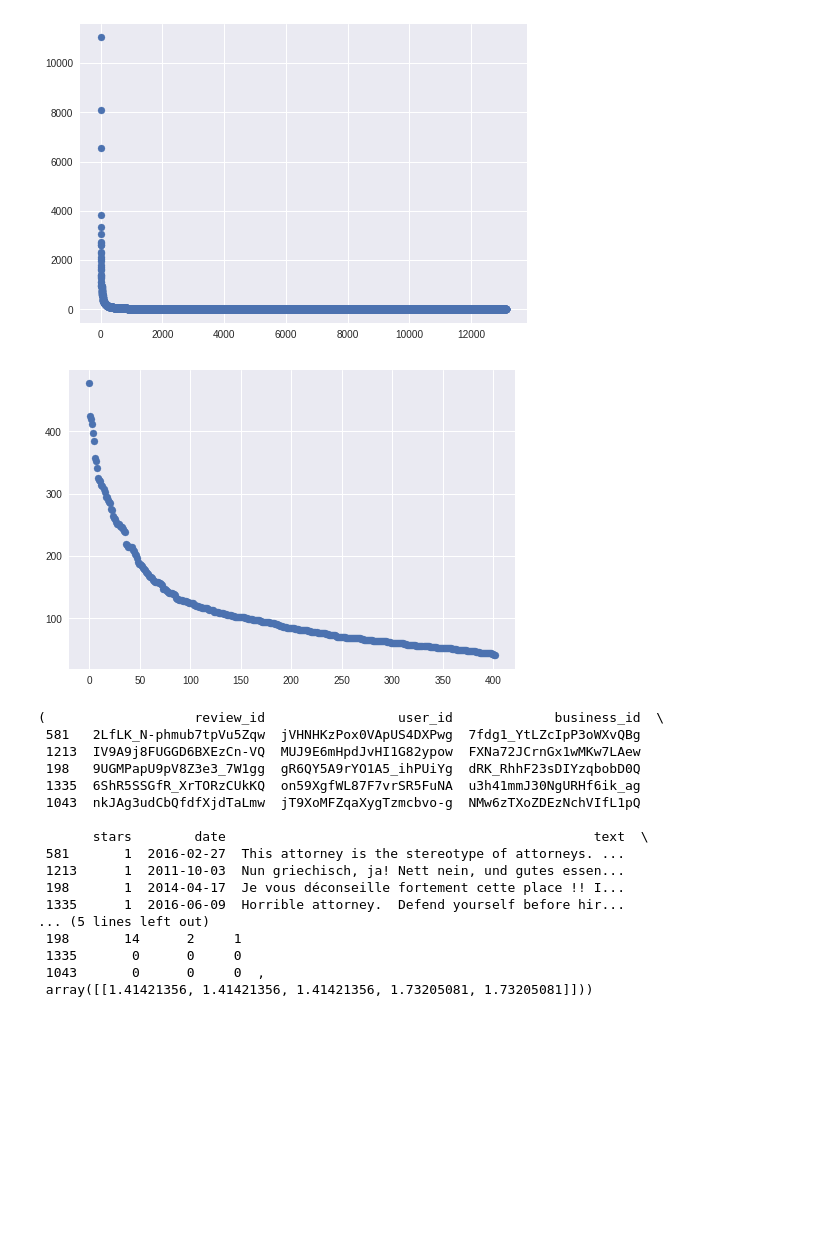
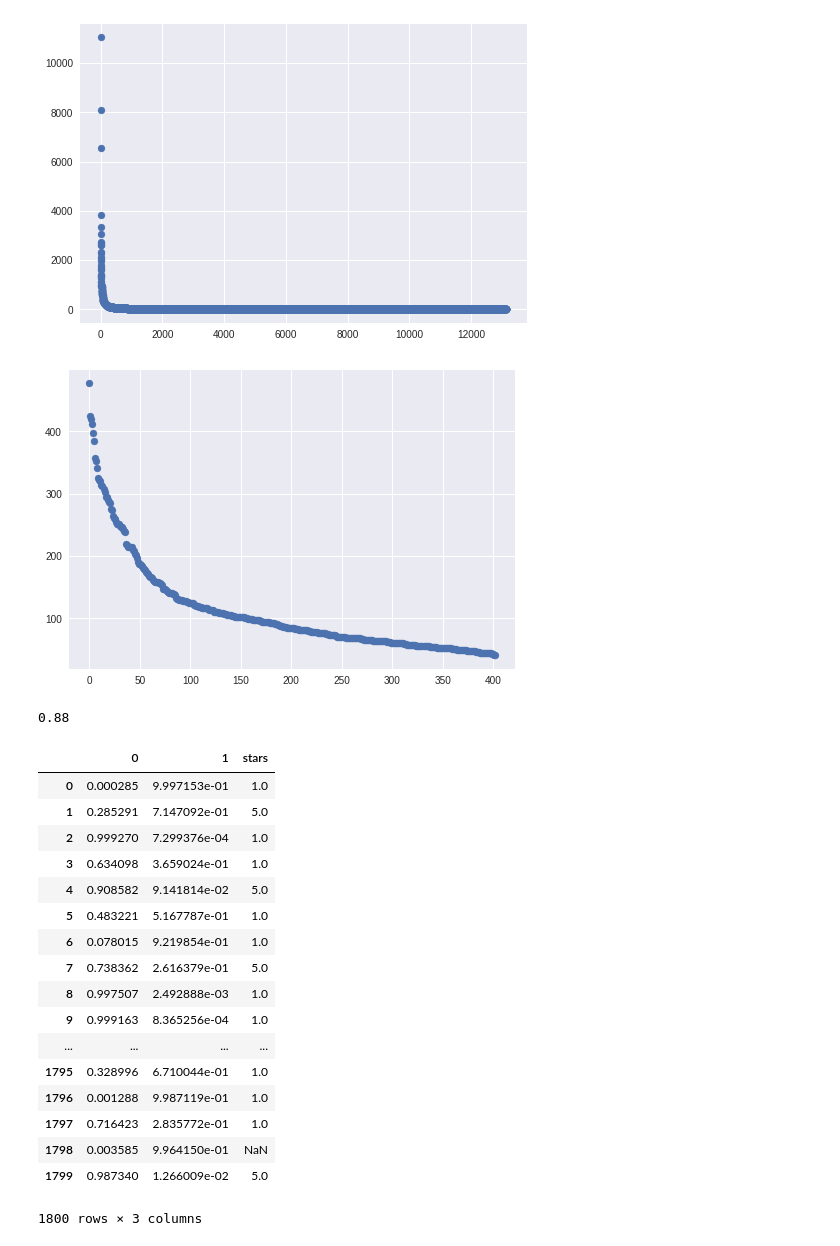
Before and after one commit to basliyal/aml-homeworks, a Jupyter notebook: homework_7.ipynb, the cells around one changed output. Saved outputs shown, nothing was run; the diff lists cells and outputs as text; code cells hidden in the pictures; blank space fills up the shorter version.

```diff
--- a/homework_7.ipynb
+++ b/homework_7.ipynb
@@ -53,23 +55,9 @@ words = get_stop_words_plot(input_df["text"])
 v = get_final_bfw(input_df["text"],words,40,400)
 # x = v.vector.transform(["Horrible customer service"])
 get_nearest_neighbors(input_df,v,["Horrible customer service"],5)
+df_features = pd.DataFrame(v.bag_of_words.toarray())
+feature = df_features.join(input_df["stars"])
+train_df,test_df = train_test_split(feature, test_size=0.10, random_state=42)
 # %% [output]
 [figure]
 [figure]
-(                   review_id                 user_id             business_id  \
- 581   2LfLK_N-phmub7tpVu5Zqw  jVHNHKzPox0VApUS4DXPwg  7fdg1_YtLZcIpP3oWXvQBg
- 1213  IV9A9j8FUGGD6BXEzCn-VQ  MUJ9E6mHpdJvHI1G82ypow  FXNa72JCrnGx1wMKw7LAew
- 198   9UGMPapU9pV8Z3e3_7W1gg  gR6QY5A9rYO1A5_ihPUiYg  dRK_RhhF23sDIYzqbobD0Q
- 1335  6ShR5SSGfR_XrTORzCUkKQ  on59XgfWL87F7vrSR5FuNA  u3h41mmJ30NgURHf6ik_ag
- 1043  nkJAg3udCbQfdfXjdTaLmw  jT9XoMFZqaXygTzmcbvo-g  NMw6zTXoZDEzNchVIfL1pQ
-
-       stars        date                                               text  \
- 581       1  2016-02-27  This attorney is the stereotype of attorneys. ...
- 1213      1  2011-10-03  Nun griechisch, ja! Nett nein, und gutes essen...
- 198       1  2014-04-17  Je vous déconseille fortement cette place !! I...
- 1335      1  2016-06-09  Horrible attorney.  Defend yourself before hir...
-... (5 lines left out)
- 198       14      2     1
- 1335       0      0     0
- 1043       0      0     0  ,
- array([[1.41421356, 1.41421356, 1.41421356, 1.73205081, 1.73205081]]))
@@ -75,0 +67,5 @@ get_nearest_neighbors(input_df,v,["Horrible customer service"],5)
+# %%
+#clf.score(train_df.values[:,:-1],train_df.values[:,-1:].flatten())
+clf.score(test_df.values[:,:-1],test_df.values[:,-1:].flatten())
+# %% [output]
+0.88
@@ -75,0 +74,22 @@ get_nearest_neighbors(input_df,v,["Horrible customer service"],5)
+# %%
+res = prob.join(train_df["stars"])
+res
+# %% [output]
+|  | 0 | 1 | stars |
+| 0 | 0.000285 | 9.997153e-01 | 1.0 |
+| 1 | 0.285291 | 7.147092e-01 | 5.0 |
+| 2 | 0.999270 | 7.299376e-04 | 1.0 |
+| 3 | 0.634098 | 3.659024e-01 | 1.0 |
+| 4 | 0.908582 | 9.141814e-02 | 5.0 |
+| 5 | 0.483221 | 5.167787e-01 | 1.0 |
+| 6 | 0.078015 | 9.219854e-01 | 1.0 |
+| 7 | 0.738362 | 2.616379e-01 | 5.0 |
+| 8 | 0.997507 | 2.492888e-03 | 1.0 |
+| 9 | 0.999163 | 8.365256e-04 | 1.0 |
+| ... | ... | ... | ... |
+| 1795 | 0.328996 | 6.710044e-01 | 1.0 |
+| 1796 | 0.001288 | 9.987119e-01 | 1.0 |
+| 1797 | 0.716423 | 2.835772e-01 | 1.0 |
+| 1798 | 0.003585 | 9.964150e-01 | NaN |
+| 1799 | 0.987340 | 1.266009e-02 | 5.0 |
+1800 rows × 3 columns
```
Also changed, not shown: parts of 6 cells of this notebook.
